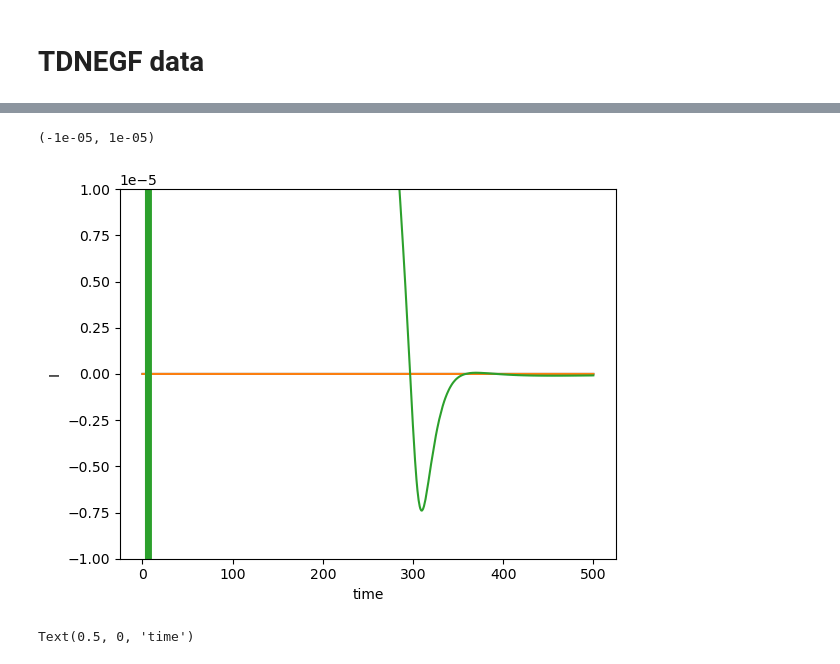
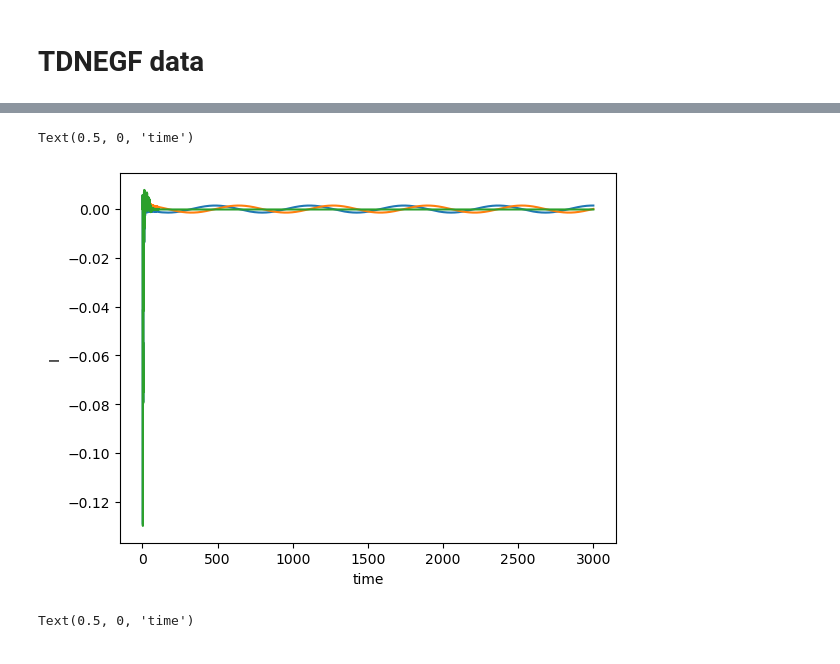
Before and after one commit to Jalil199/TDNEGF, a Jupyter notebook: Figures_main.ipynb, the cells around one changed output, grey strips where cells are left out. Saved outputs shown, nothing was run; the diff lists cells and outputs as text; code cells hidden in the pictures.

```diff
--- a/Figures_main.ipynb
+++ b/Figures_main.ipynb
@@ -28,15 +65,15 @@ axs.set_ylim([-0.1,0.1])
 # %%
 fig,axs = plt.subplots(1,1)
 #plt.plot(data[f"cspins_f_{name1}"][:,0],data[f"cspins_f_{name1}"][:,13])
 axs.plot(sc_f[:,0],sc_f[:,1])
 axs.plot(sc_f[:,0],sc_f[:,2])
 axs.plot(sc_f[:,0],sc_f[:,3])
 axs.set_ylabel("I")
 axs.set_xlabel("time")
-axs.set_ylim([-1e-5,1e-5])
+#axs.set_ylim([-1e-5,1e-5])
 # %% [output]
-(-1e-05, 1e-05)
+Text(0.5, 0, 'time')
-[figure, old version]
+[figure, new version]
 # %%
 fig,axs = plt.subplots(1,1)
 #plt.plot(data[f"cspins_f_{name1}"][:,0],data[f"cspins_f_{name1}"][:,13])
```
Also changed, not shown: parts of 6 cells of this notebook, 4 other files.
